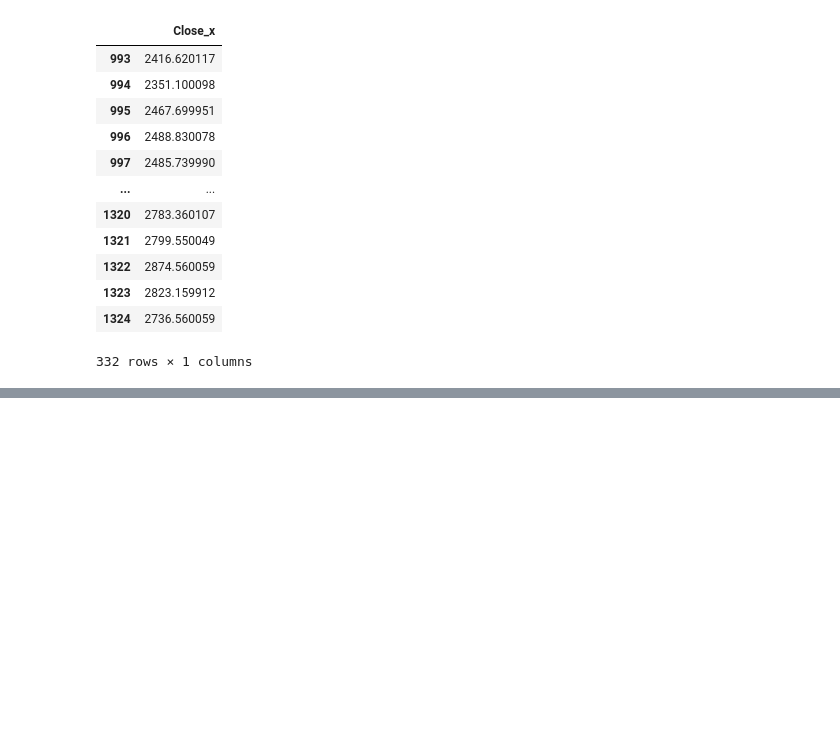
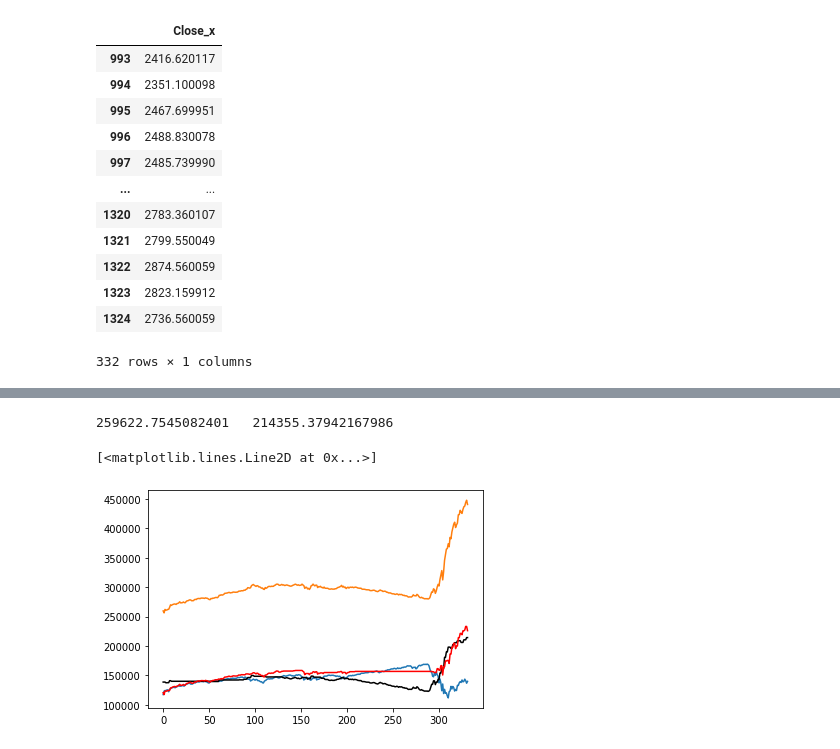
Before and after one commit to akframe123/bigdataproject, a Jupyter notebook: project.ipynb, the cells around one changed output, grey strips where cells are left out. Drawn from its saved outputs; the diff is of its cells as text; code cells hidden in the pictures; blank space fills up the shorter version.

```diff
--- a/project.ipynb
+++ b/project.ipynb
@@ -918,3 +946,14 @@ plt.plot(vol)
+# %%
+print(rvlsl[0]," ",rvls[-1])
+
+plt.plot(yrl)
+plt.plot(rvls,color = "black")
+plt.plot(rvlm,color = "red")
+plt.plot(rvlsl)
+# %% [output]
+259622.7545082401   214355.37942167986
+[<matplotlib.lines.Line2D at 0x...>]
+[figure, added]
 # %%
 def findBest(k):
     print("COUNTING: ",k)
```
Also changed, not shown: parts of 6 cells of this notebook.
